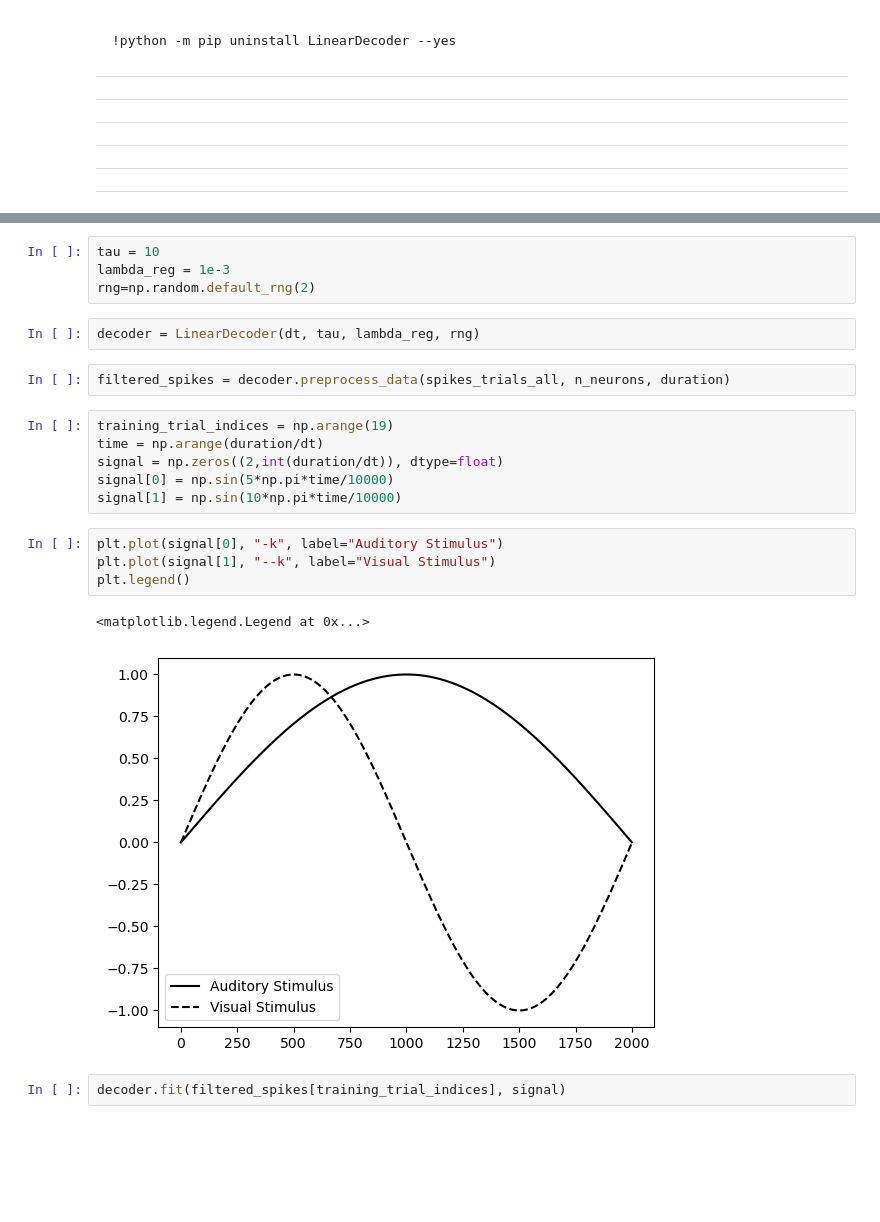
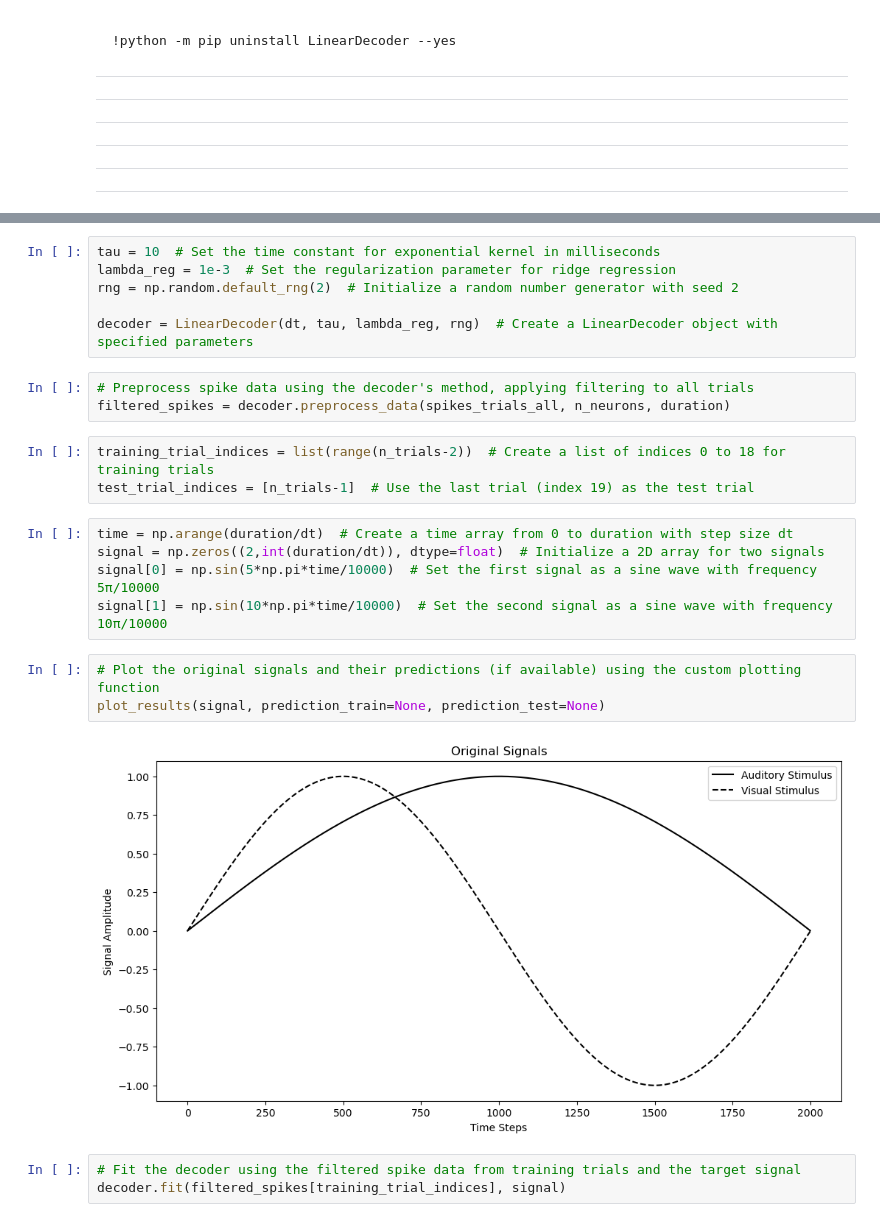
Before and after one commit to fraziphy/LinearDecoder, a Jupyter notebook: examples/notebook/linear_decoder.ipynb, the cells around one changed output, grey strips where cells are left out. Drawn from its saved outputs; the diff is of its cells as text; blank space fills up the shorter version.

```diff
--- a/examples/notebook/linear_decoder.ipynb
+++ b/examples/notebook/linear_decoder.ipynb
@@ -258,24 +204,26 @@ plot_raster(spikes_trials_all[0])
 # %%
-tau = 10
-lambda_reg = 1e-3
-rng=np.random.default_rng(2)
+tau = 10  # Set the time constant for exponential kernel in milliseconds
+lambda_reg = 1e-3  # Set the regularization parameter for ridge regression
+rng = np.random.default_rng(2)  # Initialize a random number generator with seed 2
+
+decoder = LinearDecoder(dt, tau, lambda_reg, rng)  # Create a LinearDecoder object with specified parameters
-# %%
-decoder = LinearDecoder(dt, tau, lambda_reg, rng)
 # %%
+# Preprocess spike data using the decoder's method, applying filtering to all trials
 filtered_spikes = decoder.preprocess_data(spikes_trials_all, n_neurons, duration)
 # %%
-training_trial_indices = np.arange(19)
-time = np.arange(duration/dt)
-signal = np.zeros((2,int(duration/dt)), dtype=float)
-signal[0] = np.sin(5*np.pi*time/10000)
-signal[1] = np.sin(10*np.pi*time/10000)
+training_trial_indices = list(range(n_trials-2))  # Create a list of indices 0 to 18 for training trials
+test_trial_indices = [n_trials-1]  # Use the last trial (index 19) as the test trial
+# %%
+time = np.arange(duration/dt)  # Create a time array from 0 to duration with step size dt
+signal = np.zeros((2,int(duration/dt)), dtype=float)  # Initialize a 2D array for two signals
+signal[0] = np.sin(5*np.pi*time/10000)  # Set the first signal as a sine wave with frequency 5π/10000
+signal[1] = np.sin(10*np.pi*time/10000)  # Set the second signal as a sine wave with frequency 10π/10000
 # %%
-plt.plot(signal[0], "-k", label="Auditory Stimulus")
-plt.plot(signal[1], "--k", label="Visual Stimulus")
-plt.legend()
+# Plot the original signals and their predictions (if available) using the custom plotting function
+plot_results(signal, prediction_train=None, prediction_test=None)
 # %% [output]
-<matplotlib.legend.Legend at 0x...>
-[figure, old version]
+[figure, new version]
 # %%
+# Fit the decoder using the filtered spike data from training trials and the target signal
 decoder.fit(filtered_spikes[training_trial_indices], signal)
 # %%
```
Also changed, not shown: parts of 24 cells of this notebook.
